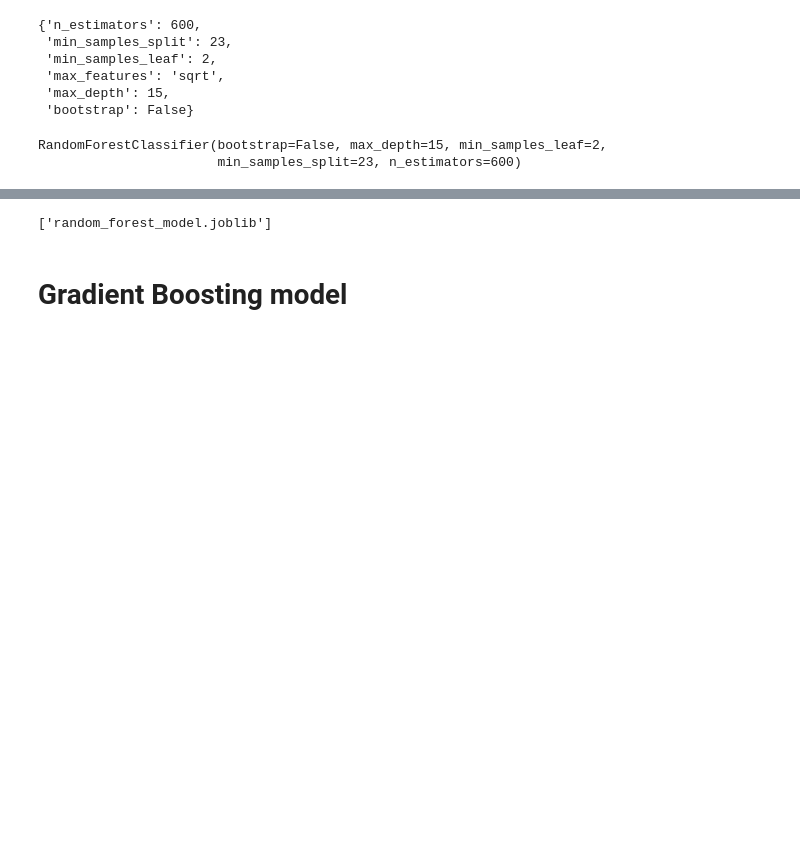
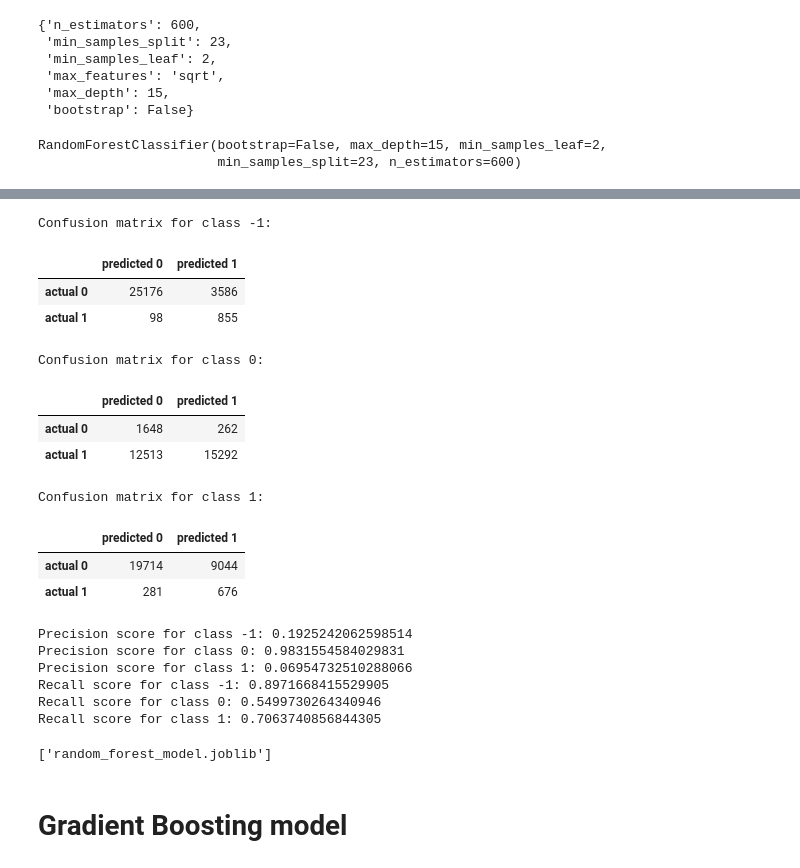
Before and after one commit to dansil2301/MarketBot, a Jupyter notebook: DataAnalyze/AI_traning.ipynb, the cells around one changed output, grey strips where cells are left out. Drawn from its saved outputs; the diff is of its cells as text; code cells hidden in the pictures; blank space fills up the shorter version.

```diff
--- a/DataAnalyze/AI_traning.ipynb
+++ b/DataAnalyze/AI_traning.ipynb
@@ -331,3 +334,59 @@ display('Baseline Random Forest precision score', precision_score(y_test, y_pred
+# %%
+from sklearn.metrics import confusion_matrix, precision_score, recall_score
+
+y_pred = rfc.predict(X_test_scaled)
+
+# Assuming y_test, y_pred are both three-dimensional arrays or lists
+# You need to calculate confusion matrices and scores for each class
+
+conf_matrices = []
+precision_scores = []
+recall_scores = []
+
+for class_label in [-1, 0, 1]:
+    y_test_class = (y_test == class_label).astype(int)
+    y_pred_class = (y_pred == class_label).astype(int)
+
+    conf_matrix_class = confusion_matrix(y_test_class, y_pred_class)
+    conf_matrices.append(conf_matrix_class)
+
+    precision_score_class = precision_score(y_test_class, y_pred_class, average='binary')
+    precision_scores.append(precision_score_class)
+
+    recall_score_class = recall_score(y_test_class, y_pred_class, average='binary')
+    recall_scores.append(recall_score_class)
+
+# Display the confusion matrices
+for idx, class_label in enumerate([-1, 0, 1]):
+    print(f'Confusion matrix for class {class_label}:')
+    display(pd.DataFrame(conf_matrices[idx], index=['actual 0', 'actual 1'], columns=['predicted 0', 'predicted 1']))
+
+# Display precision scores
+for idx, class_label in enumerate([-1, 0, 1]):
+    print(f'Precision score for class {class_label}: {precision_scores[idx]}')
+
+# Display recall scores
+for idx, class_label in enumerate([-1, 0, 1]):
+    print(f'Recall score for class {class_label}: {recall_scores[idx]}')
+# %% [output]
+Confusion matrix for class -1:
+|  | predicted 0 | predicted 1 |
+| actual 0 | 25176 | 3586 |
+| actual 1 | 98 | 855 |
+Confusion matrix for class 0:
+|  | predicted 0 | predicted 1 |
+| actual 0 | 1648 | 262 |
+| actual 1 | 12513 | 15292 |
+Confusion matrix for class 1:
+|  | predicted 0 | predicted 1 |
+| actual 0 | 19714 | 9044 |
+| actual 1 | 281 | 676 |
+Precision score for class -1: 0.1925242062598514
+Precision score for class 0: 0.9831554584029831
+Precision score for class 1: 0.06954732510288066
+Recall score for class -1: 0.8971668415529905
+Recall score for class 0: 0.5499730264340946
+Recall score for class 1: 0.7063740856844305
 # %%
 from joblib import dump
 
```
Also changed, not shown: parts of 12 cells of this notebook, 4 other files.
